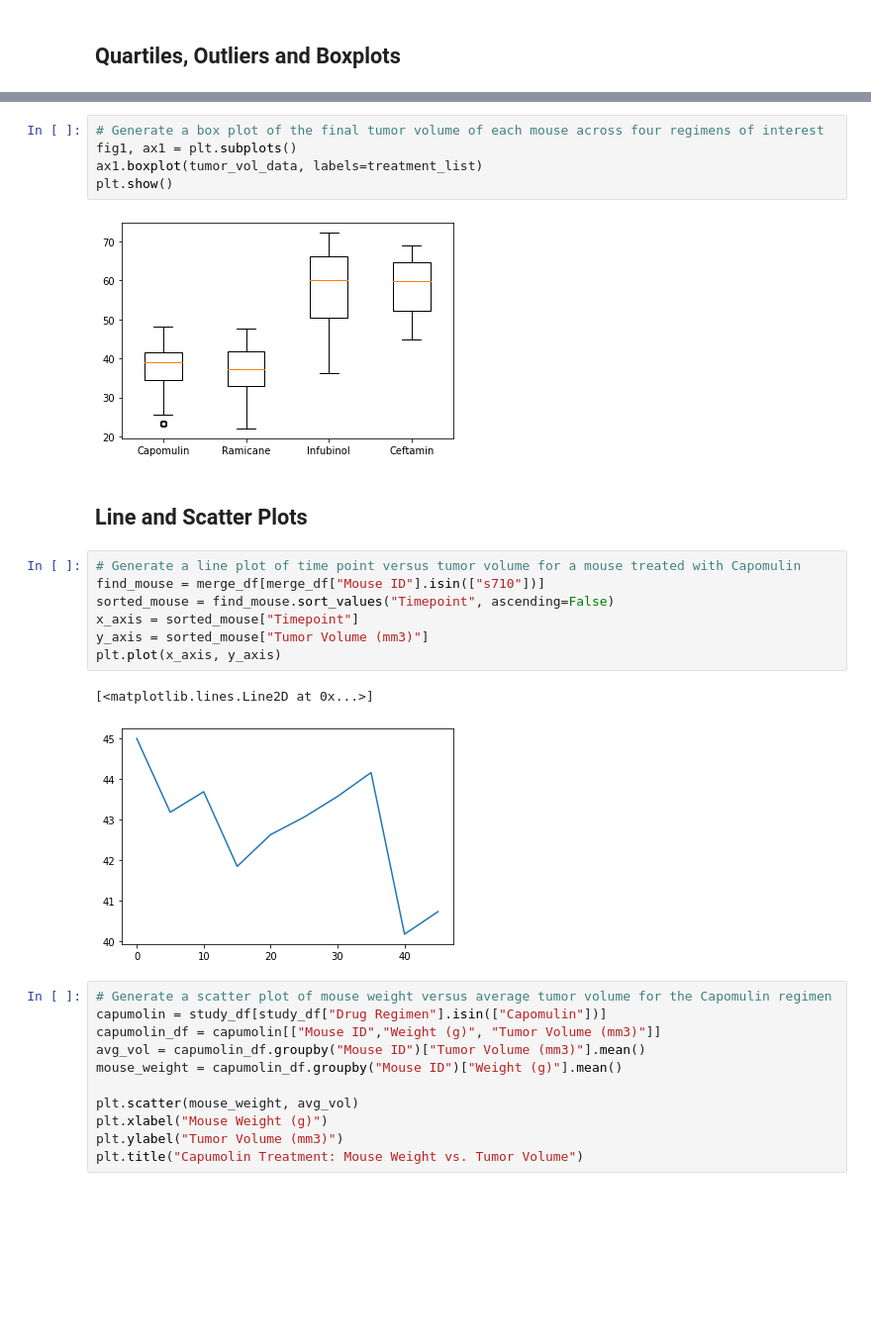
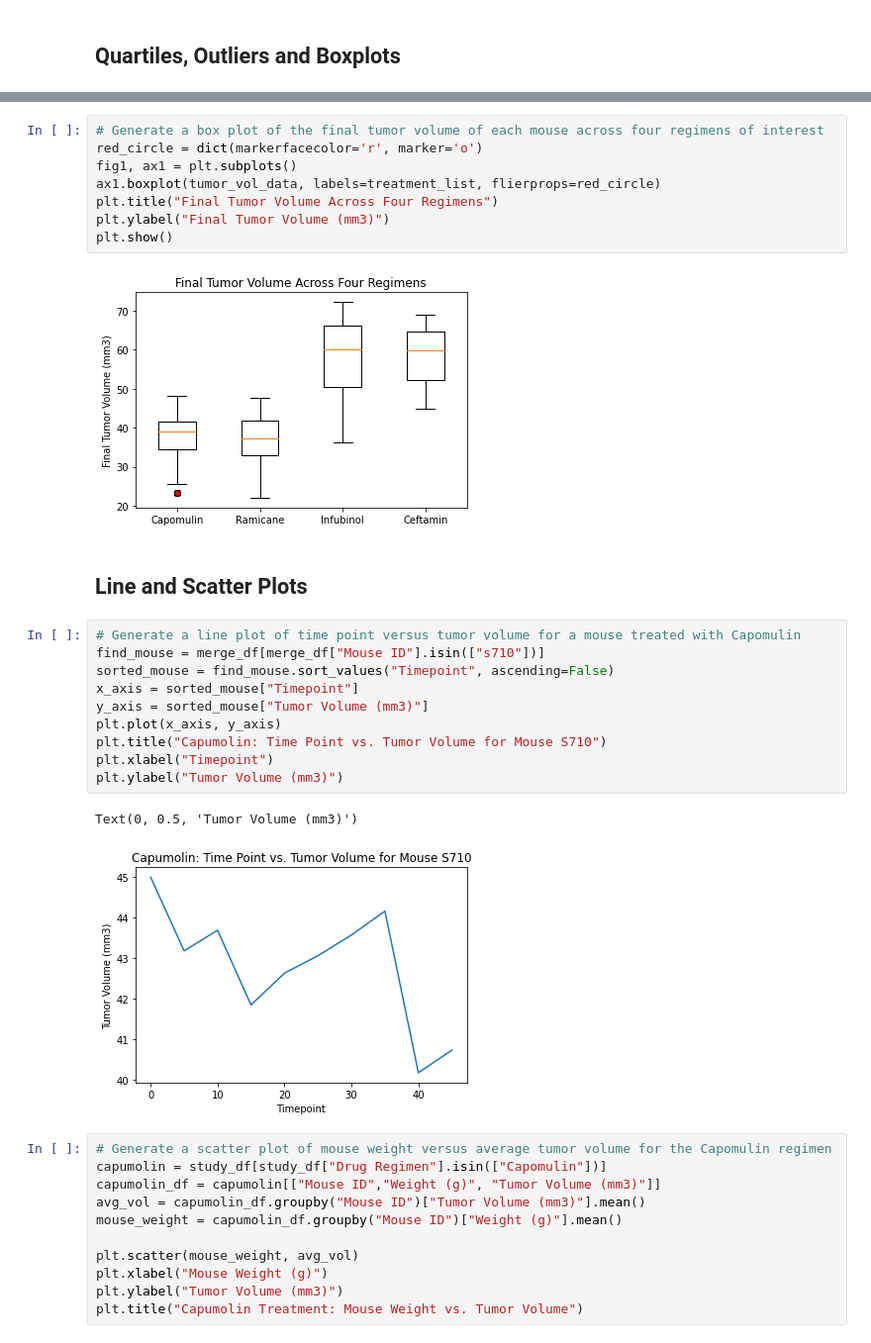
Before and after one commit to jessyoder/MatPlotLib-Challenge, a Jupyter notebook: Pymaceuticals/pymaceuticals_starter.ipynb, the cells around one changed output, grey strips where cells are left out. Shown at 99% size. Saved outputs shown, nothing was run; the diff lists cells and outputs as text; blank space fills up the shorter version.

```diff
--- a/Pymaceuticals/pymaceuticals_starter.ipynb
+++ b/Pymaceuticals/pymaceuticals_starter.ipynb
@@ -185,23 +219,29 @@ print(f"{drug}'s potential outliers: {outliers}")
 Ceftamin's potential outliers: Series([], Name: Tumor Volume (mm3), dtype: float64)
 # %%
 # Generate a box plot of the final tumor volume of each mouse across four regimens of interest
+red_circle = dict(markerfacecolor='r', marker='o')
 fig1, ax1 = plt.subplots()
-ax1.boxplot(tumor_vol_data, labels=treatment_list)
+ax1.boxplot(tumor_vol_data, labels=treatment_list, flierprops=red_circle)
+plt.title("Final Tumor Volume Across Four Regimens")
+plt.ylabel("Final Tumor Volume (mm3)")
 plt.show()
 # %% [output]
-[figure, old version]
+[figure, new version]
 # %% [markdown]
 ## Line and Scatter Plots
 # %%
 # Generate a line plot of time point versus tumor volume for a mouse treated with Capomulin
 find_mouse = merge_df[merge_df["Mouse ID"].isin(["s710"])]
 sorted_mouse = find_mouse.sort_values("Timepoint", ascending=False)
 x_axis = sorted_mouse["Timepoint"]
 y_axis = sorted_mouse["Tumor Volume (mm3)"]
 plt.plot(x_axis, y_axis)
+plt.title("Capumolin: Time Point vs. Tumor Volume for Mouse S710")
+plt.xlabel("Timepoint")
+plt.ylabel("Tumor Volume (mm3)")
 # %% [output]
-[<matplotlib.lines.Line2D at 0x...>]
+Text(0, 0.5, 'Tumor Volume (mm3)')
-[figure, old version]
+[figure, new version]
 # %%
 # Generate a scatter plot of mouse weight versus average tumor volume for the Capomulin regimen
 capumolin = study_df[study_df["Drug Regimen"].isin(["Capomulin"])]
```
Also changed, not shown: parts of 4 cells of this notebook, 1 other file.
